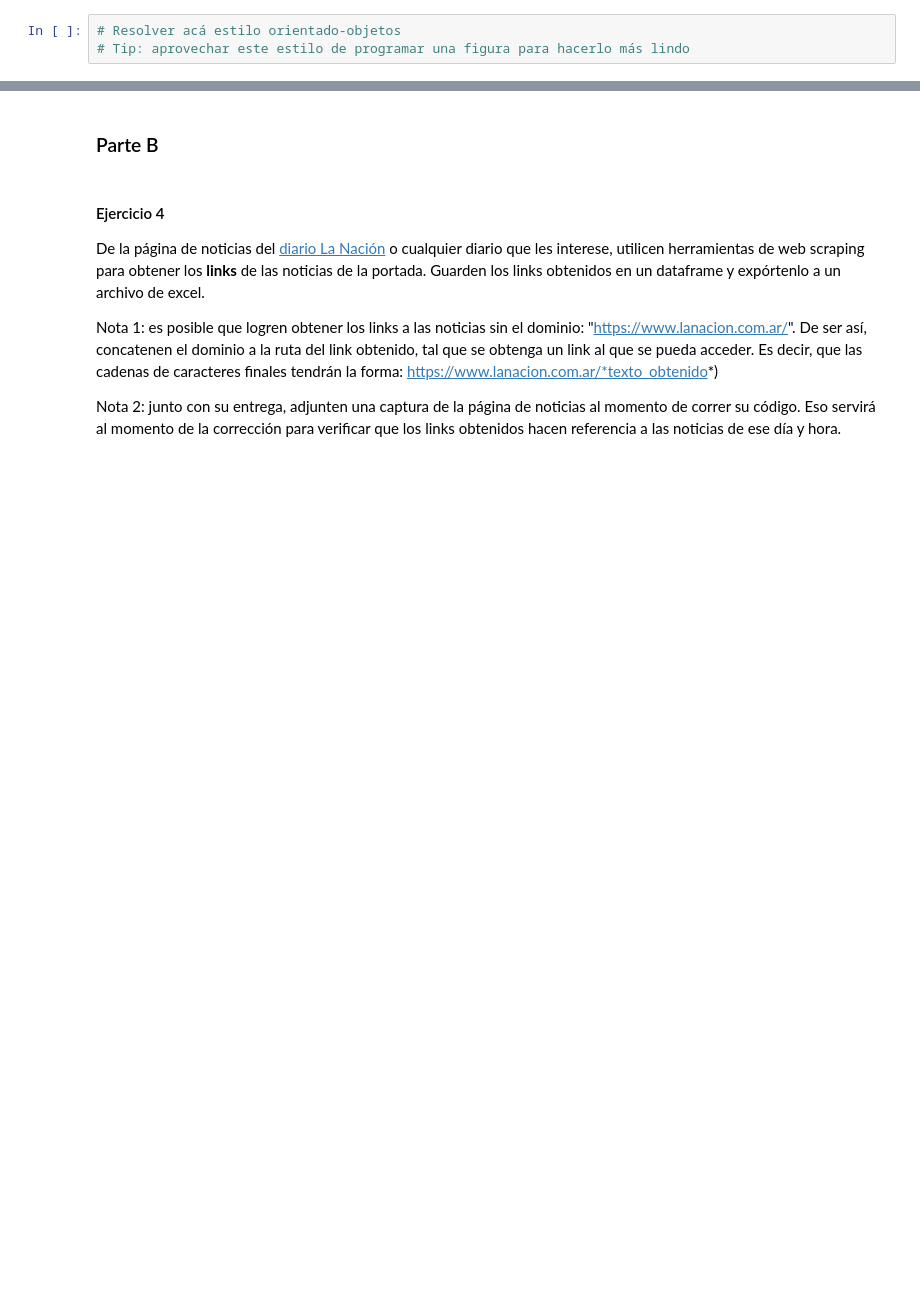
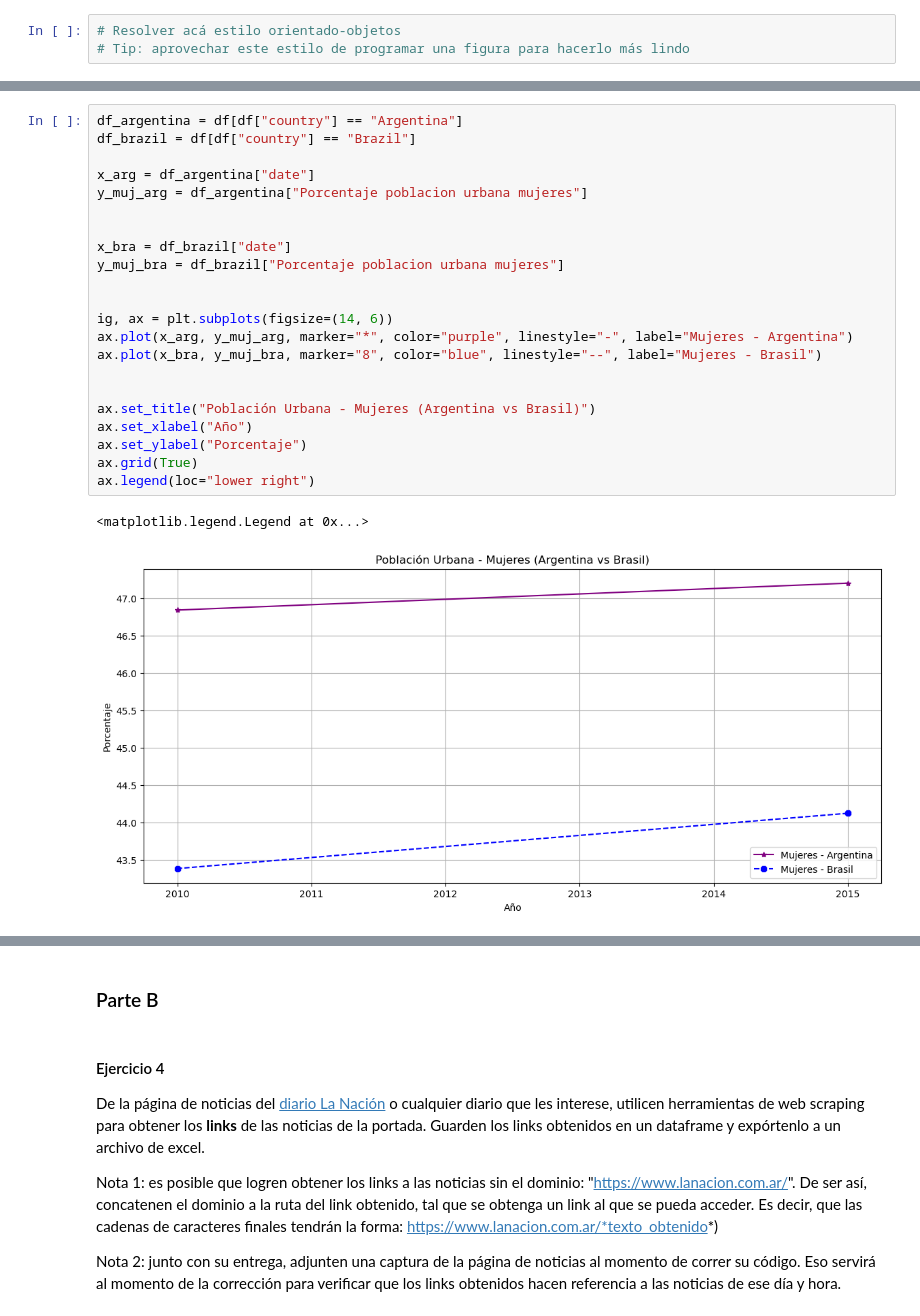
Before and after one commit to MatiasCostanzo2726/BigDataUBA-Grupo9, a Jupyter notebook: TP1-UBA_RAMA_PRINCIPAL.ipynb, the cells around one changed output, grey strips where cells are left out. Cells and saved outputs as stored; diff of their text form; blank space fills up the shorter version.

```diff
--- a/TP1-UBA_RAMA_PRINCIPAL.ipynb
+++ b/TP1-UBA_RAMA_PRINCIPAL.ipynb
@@ -271,0 +283,25 @@ plt.show()
+# %%
+df_argentina = df[df["country"] == "Argentina"]
+df_brazil = df[df["country"] == "Brazil"]
+
+x_arg = df_argentina["date"]
+y_muj_arg = df_argentina["Porcentaje poblacion urbana mujeres"]
+
+
+x_bra = df_brazil["date"]
+y_muj_bra = df_brazil["Porcentaje poblacion urbana mujeres"]
+
+
+ig, ax = plt.subplots(figsize=(14, 6))
+ax.plot(x_arg, y_muj_arg, marker="*", color="purple", linestyle="-", label="Mujeres - Argentina")
+ax.plot(x_bra, y_muj_bra, marker="8", color="blue", linestyle="--", label="Mujeres - Brasil")
+
+
+ax.set_title("Población Urbana - Mujeres (Argentina vs Brasil)")
+ax.set_xlabel("Año")
+ax.set_ylabel("Porcentaje")
+ax.grid(True)
+ax.legend(loc="lower right")
+# %% [output]
+<matplotlib.legend.Legend at 0x...>
+[figure, added]
```
Also changed, not shown: parts of 4 cells of this notebook.
